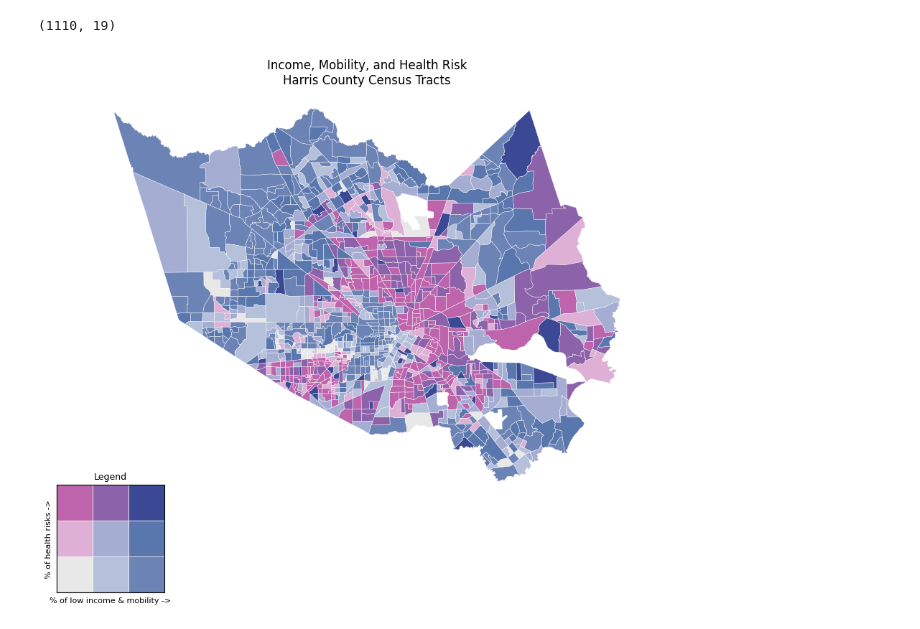
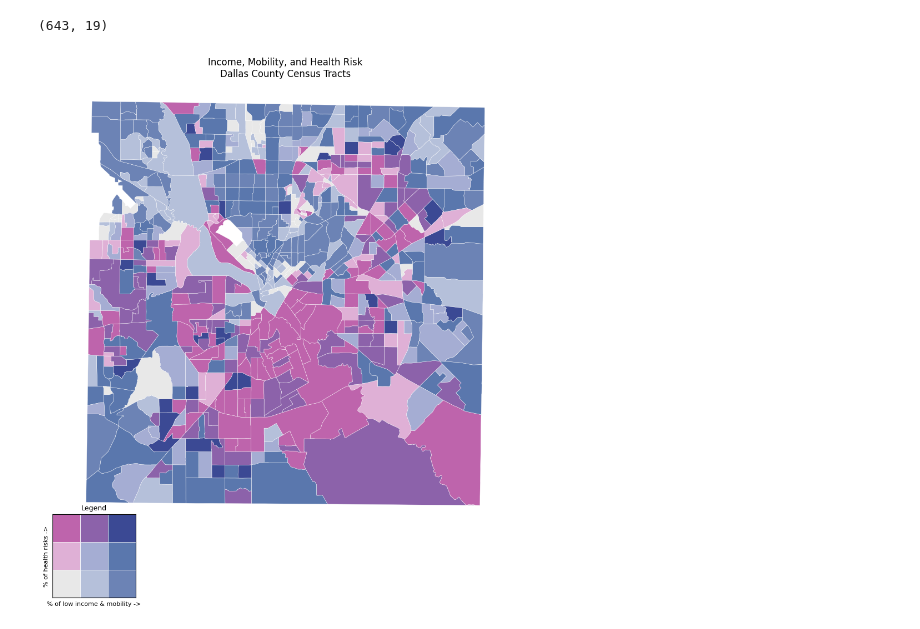
Before and after one commit to sarazarea26/fooddesertproject, a Jupyter notebook: bivariate_map/bivariate_mapping.ipynb, the cells around one changed output. Drawn from its saved outputs; the diff is of its cells as text; code cells hidden in the pictures.

Commit message:
final bivariate graphs

```diff
--- a/bivariate_map/bivariate_mapping.ipynb
+++ b/bivariate_map/bivariate_mapping.ipynb
@@ -37,7 +37,7 @@ final.head()
 # %%
 tracts = gpd.read_file("../Census_Tract/tl_2025_48_tract.shp")
 # change county FIPS number
-county_tracts = tracts[tracts['COUNTYFP'] == '201'].copy()
+county_tracts = tracts[tracts['COUNTYFP'] == '113'].copy()
 county_tracts['TractFIPS'] = county_tracts['GEOID'].astype('int64')
 # %%
 df = pd.read_csv(f"{county}_bivariate_data.csv")
@@ -46,7 +46,7 @@ df = pd.read_csv(f"{county}_bivariate_data.csv")
 gdf = county_tracts.merge(df, on='TractFIPS', how='inner')
 print(gdf.shape)
 # %% [output]
-(1110, 19)
+(643, 19)
 # %%
 def tercile(x):
     if x <= 33.33: return 1
@@ -64,32 +64,33 @@ color_map = {
 }
 gdf["fill_color"] = gdf["bivar_class"].map(color_map)
 
 fig, ax = plt.subplots(figsize=(10, 10))
 gdf.plot(color=gdf["fill_color"], edgecolor="white", linewidth=0.3, ax=ax)
 ax.set_axis_off()
 ax.set_title(f"Income, Mobility, and Health Risk\n{county.title()} County Census Tracts")
+ax.set_position([0.05, 0.15, 0.9, 0.8])
 
-legend_ax = fig.add_axes([0.08, 0.08, 0.15, 0.15])  # [left, bottom, width, height] as fraction of figure
+legend_ax = fig.add_axes([0.08, 0.02, 0.15, 0.15])
 
 grid_colors = [
     ["#e8e8e8", "#b5c0da", "#6c83b5"],   # y_class = 1 (low health burden)
     ["#dfb0d6", "#a5add3", "#5a77ad"],   # y_class = 2
     ["#be64ac", "#8c62aa", "#3b4994"],   # y_class = 3 (high health burden)
 ]
 
 for row in range(3):
     for col in range(3):
         legend_ax.add_patch(Rectangle((col, row), 1, 1, facecolor=grid_colors[row][col], edgecolor="white", linewidth=0.5))
 
 legend_ax.set_xlim(0, 3)
 legend_ax.set_ylim(0, 3)
 legend_ax.set_xticks([])
 legend_ax.set_yticks([])
 legend_ax.set_xlabel("% of low income & mobility ->", fontsize=8)
 legend_ax.set_ylabel("% of health risks ->", fontsize=8)
 legend_ax.set_title("Legend", fontsize=9)
 
 plt.savefig(f"{county}_bivariate_choropleth.png", dpi=200, bbox_inches="tight")
 plt.show()
 # %% [output]
-[figure, old version]
+[figure, new version]
```
Also changed, not shown: parts of 2 cells of this notebook, 13 other files.
